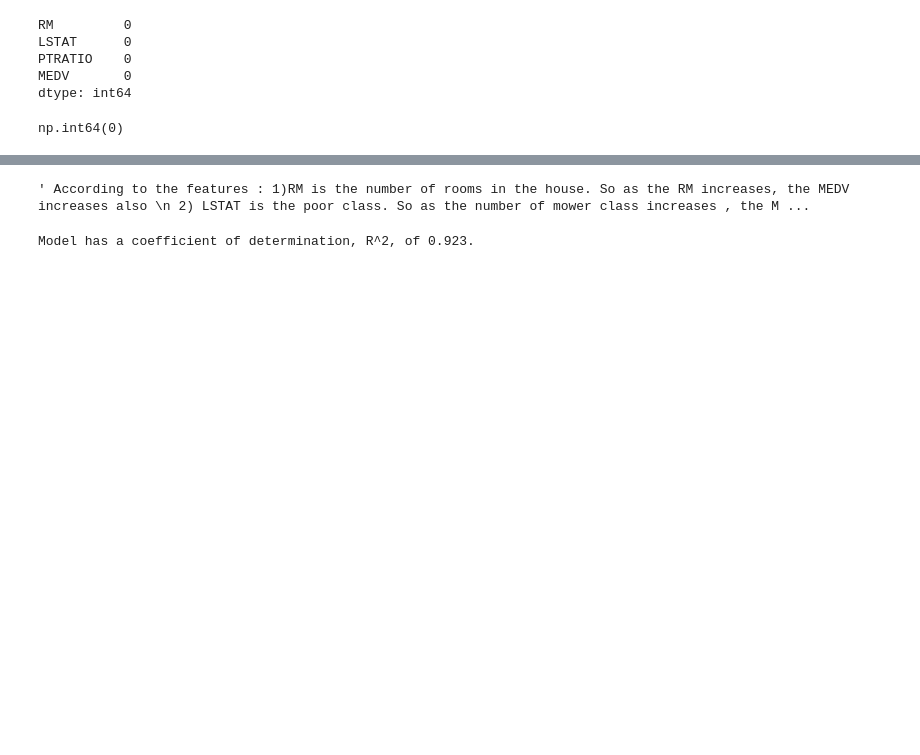
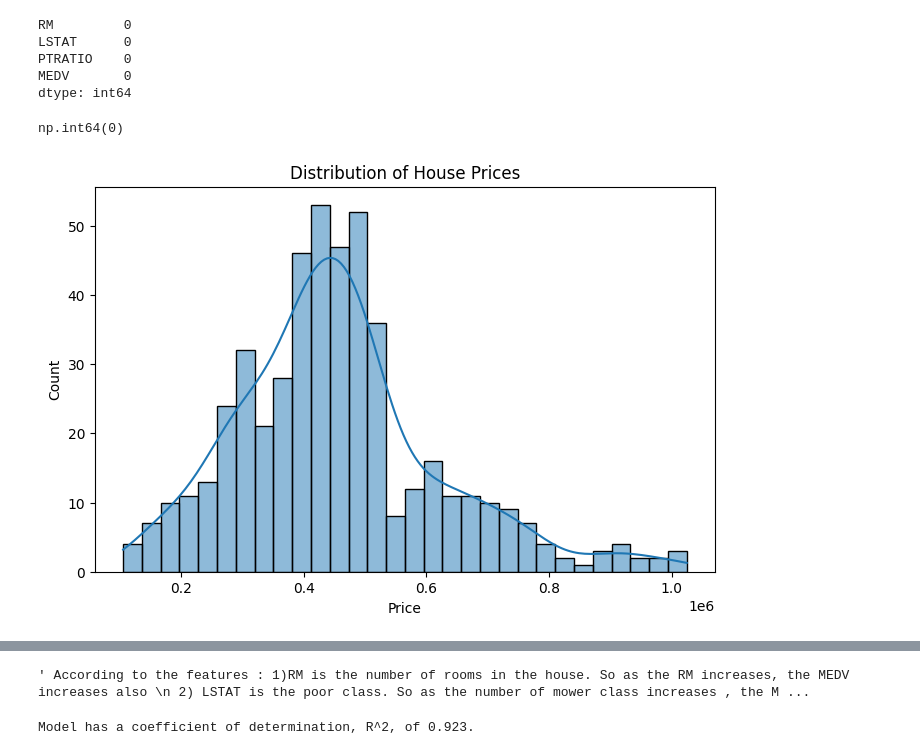
Before and after one commit to aya123963/DEPI-4, a Jupyter notebook: ML1project/ML1.ipynb, the cells around one changed output, grey strips where cells are left out. Drawn from its saved outputs; the diff is of its cells as text; code cells hidden in the pictures; blank space fills up the shorter version.

```diff
--- a/ML1project/ML1.ipynb
+++ b/ML1project/ML1.ipynb
@@ -101,3 +101,18 @@ dtype: int64
 prices.isnull().sum()
 # %% [output]
 np.int64(0)
+# %%
+# visualizing the MEDV  to see the disgtribution of the prices
+import matplotlib.pyplot as plt
+import seaborn as sns
+
+plt.figure(figsize=(8,5))
+sns.histplot(data['MEDV'], bins=30, kde=True)
+
+plt.title("Distribution of House Prices")
+plt.xlabel("Price")
+plt.ylabel("Count")
+
+plt.show()
+# %% [output]
+[figure, added]
```
Also changed, not shown: parts of 3 cells of this notebook, 1 other file.
